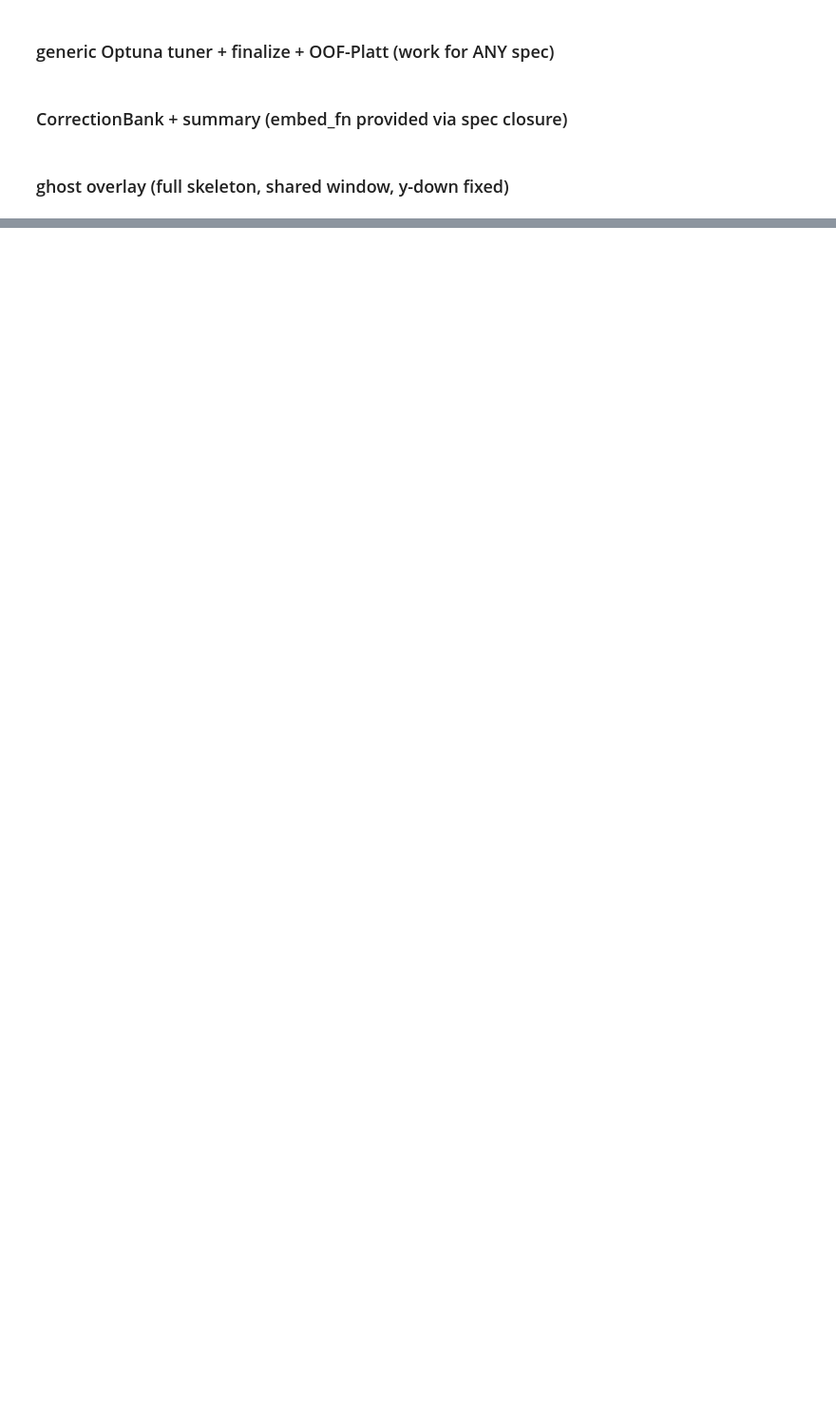
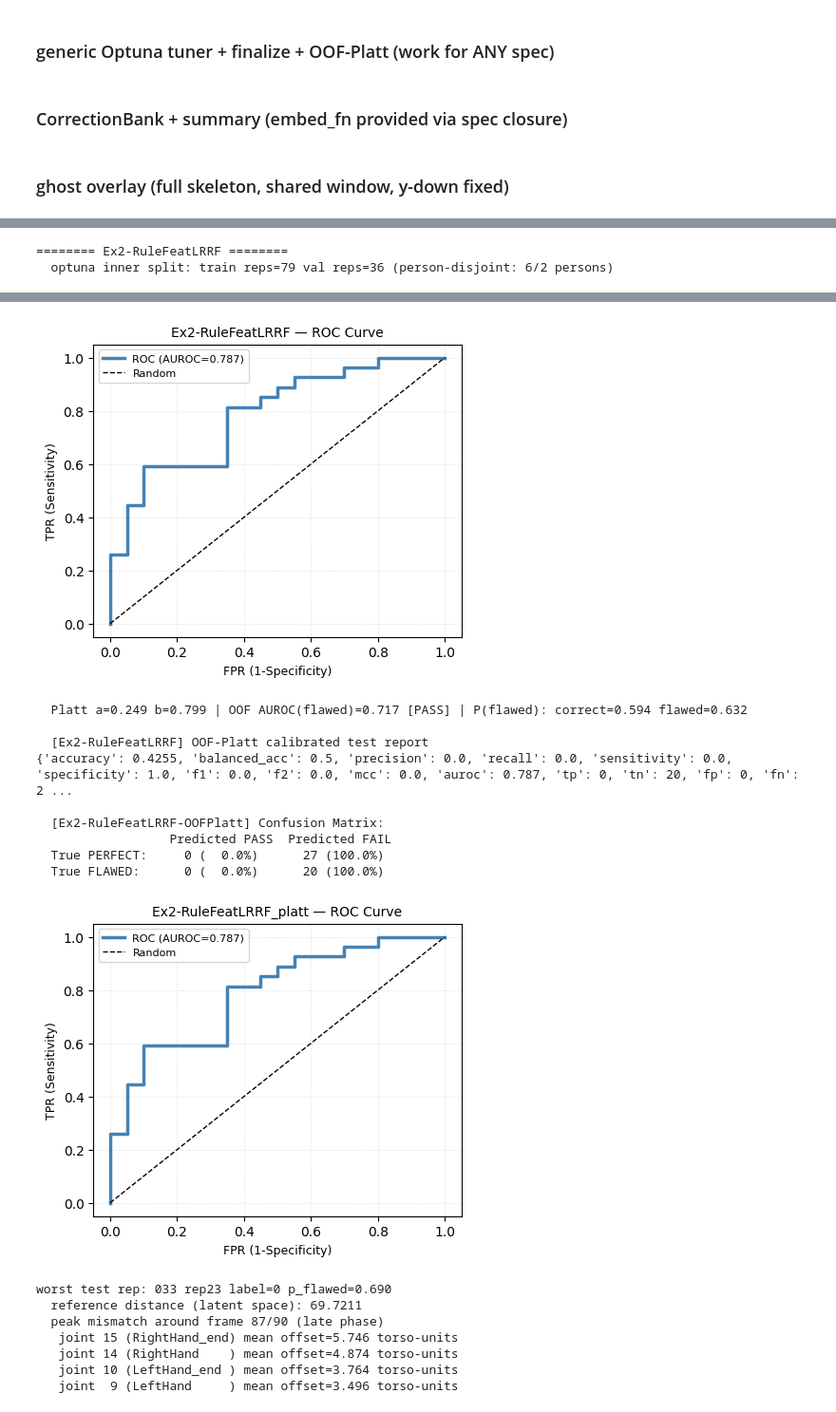
Before and after one commit to waquar003/pose-detection-physiotherapy, a Jupyter notebook: notebooks/model-train-ex2.ipynb, the cells around one changed output, grey strips where cells are left out. Shown at 95% size. Drawn from its saved outputs; the diff is of its cells as text; code cells hidden in the pictures; blank space fills up the shorter version.

```diff
--- a/notebooks/model-train-ex2.ipynb
+++ b/notebooks/model-train-ex2.ipynb
@@ -1433,0 +980,12 @@ worst test rep: 033 rep14 label=1 p_flawed=0.680
+# %%
+def _stats_block(Xb):
+    """(N,90,D) -> (N, 8D) per-channel summary stats (velocity baked in)."""
+    d1 = np.abs(np.diff(Xb, axis=1))
+    n3 = Xb.shape[1] // 3
+    return np.concatenate([
+        Xb.mean(axis=1), Xb.std(axis=1),
+        Xb.min(axis=1), Xb.max(axis=1),
+        d1.mean(axis=1), d1.max(axis=1),         # mean / peak velocity
+        np.percentile(d1, 95, axis=1),           # p95 velocity
+        Xb[:, :n3].mean(axis=1) - Xb[:, 2 * n3:].mean(axis=1),   # early->late drift
+    ], axis=1).astype(np.float32)
@@ -1433,0 +1048,33 @@ worst test rep: 033 rep14 label=1 p_flawed=0.680
+# %%
+class RuleFeatLRRFSpec(ArchSpec):
+    name = "Ex2-RuleFeatLRRF"
+    supervised = True
+
+    def search_space(self, trial):
+        return dict(
+            blk=trial.suggest_categorical("blk", ["dang", "bone", "full", "ang", "pos"]),
+            head=trial.suggest_categorical("head", ["lr", "rf"]),
+            k=trial.suggest_categorical("k", [3, 5, 7]),
+            lr_C=trial.suggest_float("lr_C", 0.05, 20.0, log=True),
+            rf_depth=trial.suggest_categorical("rf_depth", [3, 5, 7, 9]),
+            rf_leaf=trial.suggest_categorical("rf_leaf", [1, 2, 3]),
+            q=trial.suggest_float("q", 50.0, 95.0))
+
+    def pack(self, std_list, rows=None):
+        return np.asarray(std_list, dtype=np.float32)
+
+    def train(self, X, y, params, seed):
+        return RuleFeatLRRFRef(params).fit(X, y)
+
+    def score(self, model, X, p):
+        return model.scores(np.asarray(X))
+
+    def embed(self, model, rows):                # bank: the full feature vector itself
+        sc = FeatureScaler().fit(np.concatenate([r["X2d"] for r in rows], 0))
+        b = np.asarray(self.pack(std_rows(rows, sc), rows))[:, :, model.blk]
+        return np.concatenate([_stats_block(b),
+                               model._dist_feats(b),
+                               model._zrule_feats(b)], axis=1)
+# %%
+rule_bundle = run_experiment(RuleFeatLRRFSpec(), feat_train, feat_test)
+# %% [output]
@@ -1433,0 +1082,2 @@ worst test rep: 033 rep14 label=1 p_flawed=0.680
+======== Ex2-RuleFeatLRRF ========
+  optuna inner split: train reps=79 val reps=36 (person-disjoint: 6/2 persons)
@@ -1433,0 +1101,18 @@ worst test rep: 033 rep14 label=1 p_flawed=0.680
+[figure, added]
+  Platt a=0.249 b=0.799 | OOF AUROC(flawed)=0.717 [PASS] | P(flawed): correct=0.594 flawed=0.632
+
+  [Ex2-RuleFeatLRRF] OOF-Platt calibrated test report
+{'accuracy': 0.4255, 'balanced_acc': 0.5, 'precision': 0.0, 'recall': 0.0, 'sensitivity': 0.0, 'specificity': 1.0, 'f1': 0.0, 'f2': 0.0, 'mcc': 0.0, 'auroc': 0.787, 'tp': 0, 'tn': 20, 'fp': 0, 'fn': 2 ...
+
+  [Ex2-RuleFeatLRRF-OOFPlatt] Confusion Matrix:
+                  Predicted PASS  Predicted FAIL
+  True PERFECT:     0 (  0.0%)      27 (100.0%)
+  True FLAWED:      0 (  0.0%)      20 (100.0%)
+[figure, added]
+worst test rep: 033 rep23 label=0 p_flawed=0.690
+  reference distance (latent space): 69.7211
+  peak mismatch around frame 87/90 (late phase)
+   joint 15 (RightHand_end) mean offset=5.746 torso-units
+   joint 14 (RightHand    ) mean offset=4.874 torso-units
+   joint 10 (LeftHand_end ) mean offset=3.764 torso-units
+   joint  9 (LeftHand     ) mean offset=3.496 torso-units
```
Also changed, not shown: parts of 75 cells of this notebook.
